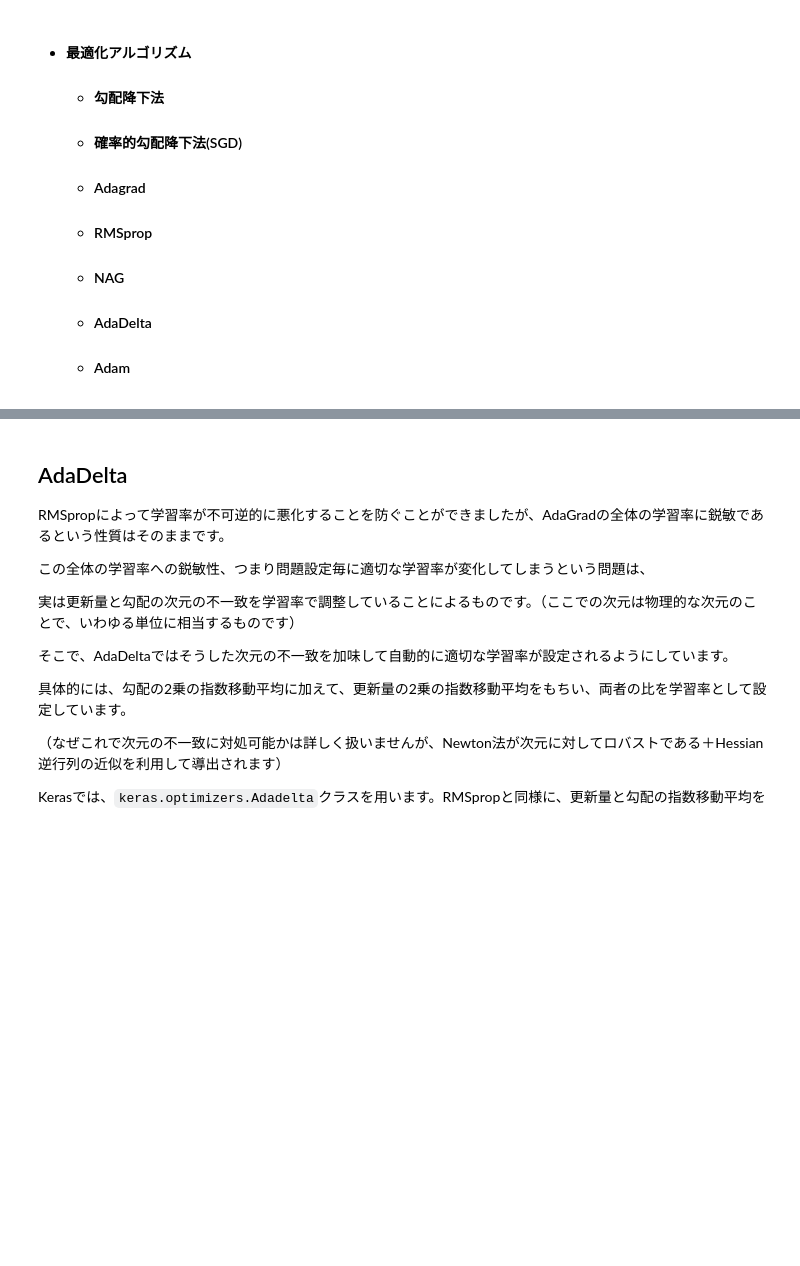
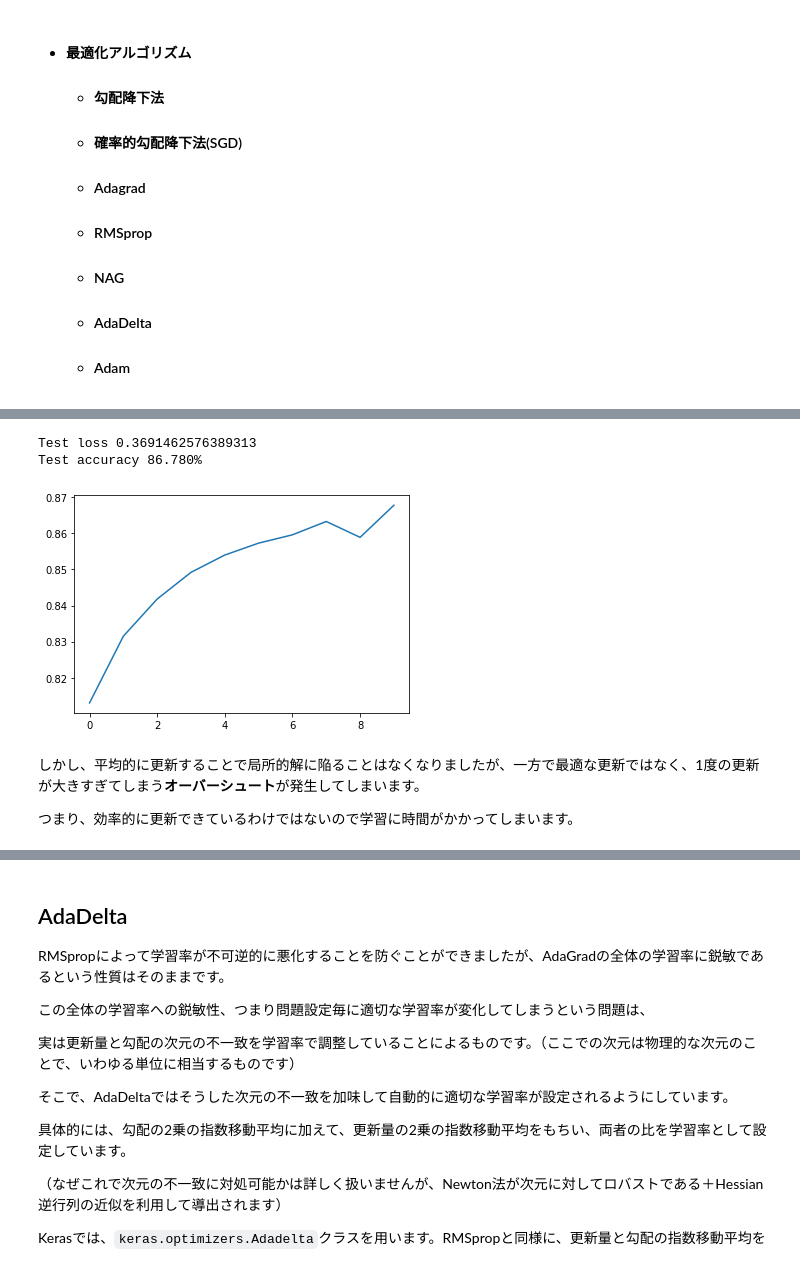
Before and after one commit to Strix9289/Introduction-of-Deep-Learning, a Jupyter notebook: Optimization.ipynb, the cells around one changed output, grey strips where cells are left out. Cells and saved outputs as stored; diff of their text form; code cells hidden in the pictures; blank space fills up the shorter version.

```diff
--- a/Optimization.ipynb
+++ b/Optimization.ipynb
@@ -20,0 +169,23 @@
+# %%
+%%time
+model_SGD = get_model()
+model_SGD.compile(optimizer="sgd",loss="categorical_crossentropy", metrics=["acc"])
+history_SGD = model_SGD.fit(x_train,y_train,verbose=0,batch_size=32, epochs=10, validation_data=(x_test,y_test))
+# %%
+score_SGD = model_SGD.evaluate(x_test, y_test, verbose=0)
+print("Test loss", score_SGD[0])
+print("Test accuracy {:.3f}%".format(score_SGD[1]*100))
+
+# 結果の可視化
+result_SGD = pd.DataFrame(history_SGD.history)
+
+# 目的関数の可視化
+result_SGD['val_acc'].plot();
+# %% [output]
+Test loss 0.3691462576389313
+Test accuracy 86.780%
+[figure, added]
+# %% [markdown]
+しかし、平均的に更新することで局所的解に陥ることはなくなりましたが、一方で最適な更新ではなく、1度の更新が大きすぎてしまう**オーバーシュート**が発生してしまいます。
+
+つまり、効率的に更新できているわけではないので学習に時間がかかってしまいます。
```
Also changed, not shown: parts of 37 cells of this notebook.
